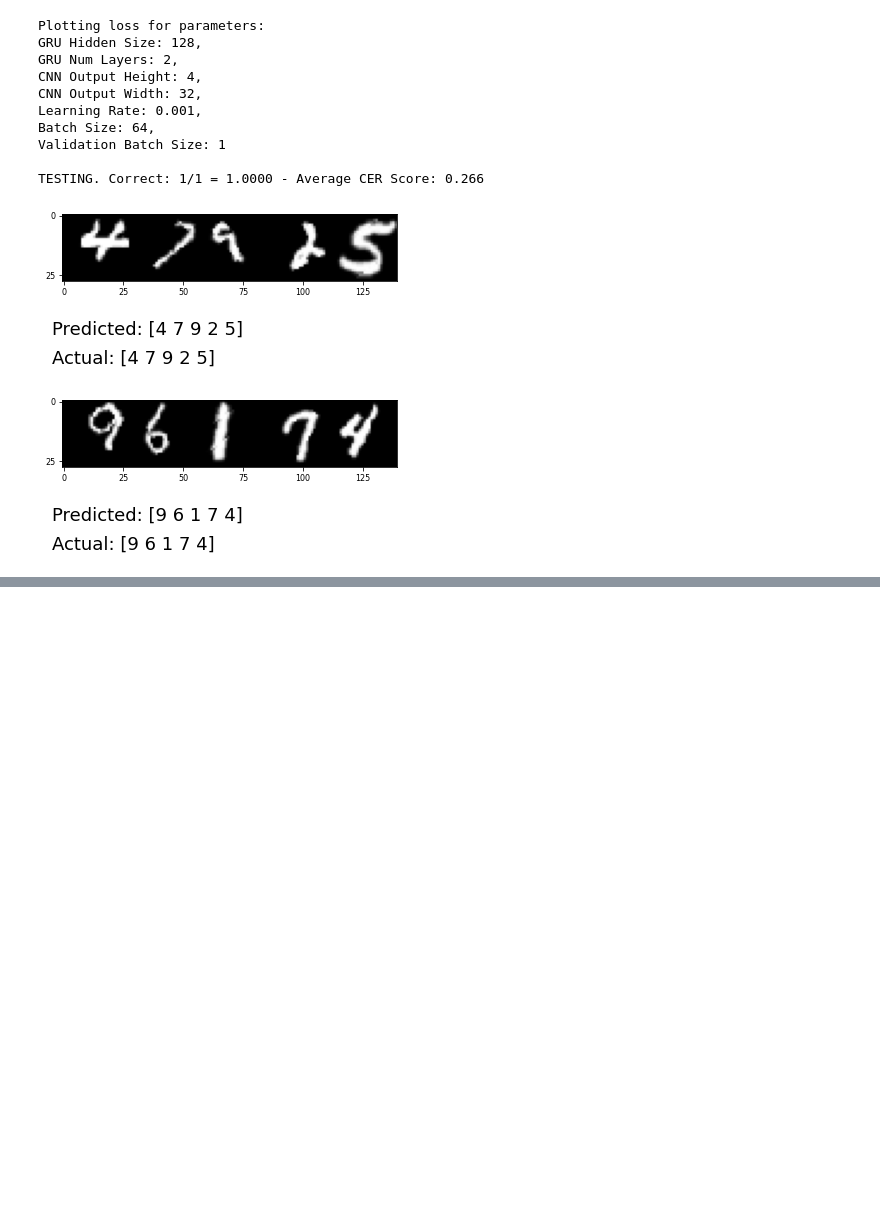
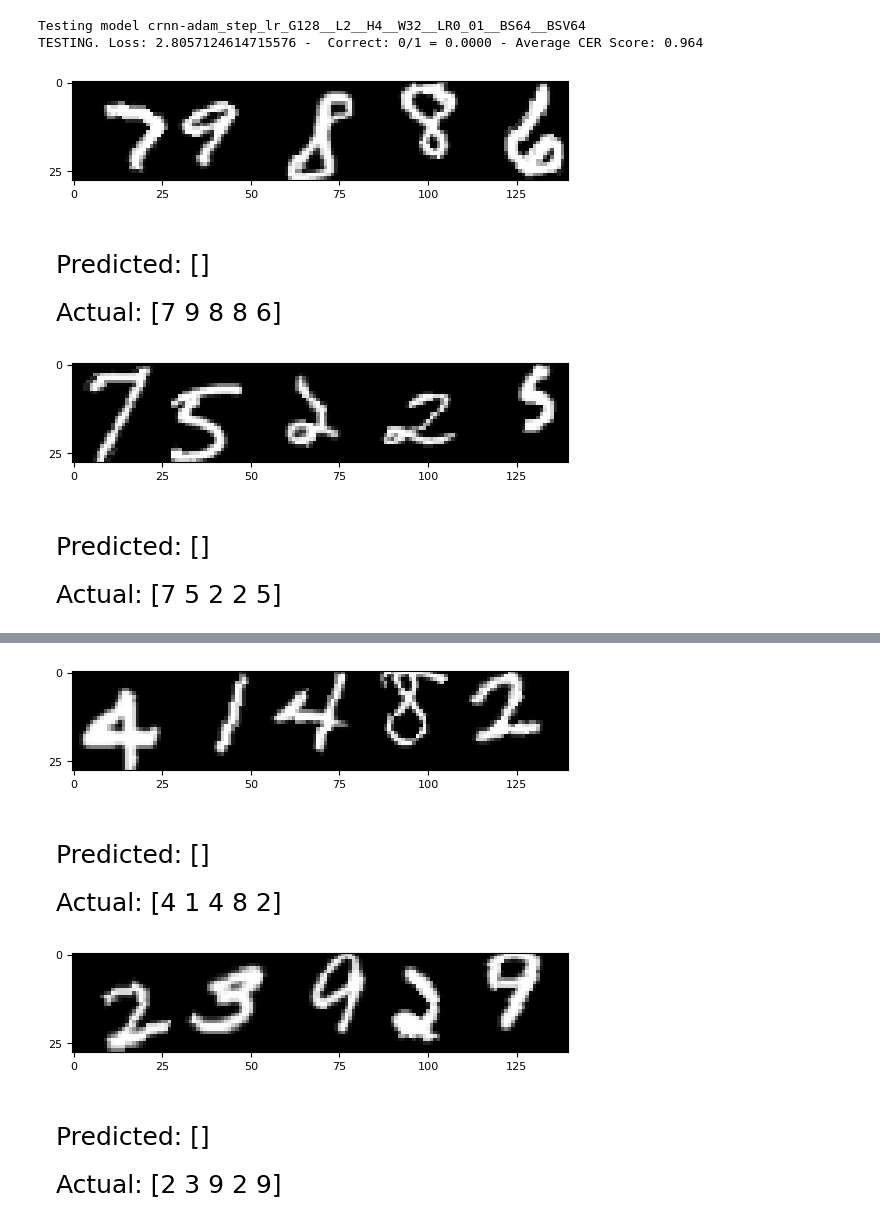
Before and after one commit to Simon-0711/neural_networks_seminar, a Jupyter notebook: benchmarking_emnist/lstm_training.ipynb, the cells around one changed output, grey strips where cells are left out. Cells and saved outputs as stored; diff of their text form; code cells hidden in the pictures; blank space fills up the shorter version.

Commit message:
Generate top 5 model plots

```diff
--- a/benchmarking_emnist/lstm_training.ipynb
+++ b/benchmarking_emnist/lstm_training.ipynb
@@ -21,4 +18,7 @@ from torch.optim.lr_scheduler import StepLR, MultiStepLR, ExponentialLR, CosineA
 # Generate all possible combinations of hyperparameters
 param_combinations = list(itertools.product(*model_specific_hyperparameters.values()))
 print(f"Number of Hyperparameter combinations: {len(param_combinations)}")
+
+# TODO Remove in final notebook
+param_combinations = param_combinations[:3]
 # %% [output]
@@ -294,0 +320,25 @@ FileNotFoundError: [Errno 2] No such file or directory: 'models/crnn/crnn-adam_s
+# %%
+#TODO Plot training and val for each model
+
+model_ids = []
+model_training_losses = []
+model_val_losses = []
+
+for model_name, trainer in trainers.items():
+    if model_name in model_names_top_5:
+        model_id = numerical_top_models[model_name]["id"]
+        model_ids.append(model_id)
+        model_training_losses.append(trainer.metrics["train_loss"])
+        model_val_losses.append(trainer.metrics["val_loss"])
+
+# Get model paths
+main_model_name = model_name.split('-', 1)[0]
+base_path = f'models/{main_model_name}/'
+
+# Plot the trained model
+plot_multiple_losses(
+    model_names=model_ids,
+    train_losses_list=model_training_losses,
+    val_losses_list=model_val_losses,
+    figure_evaluation_dir=base_path
+)
@@ -295,43 +348,21 @@ FileNotFoundError: [Errno 2] No such file or directory: 'models/crnn/crnn-adam_s
 # %%
 for param_combination in param_combinations:
 
     gru_hidden_size = param_combination[0]
     gru_num_layers = param_combination[1]
     cnn_output_height = param_combination[2]
     cnn_output_width = param_combination[3]
     learning_rate = param_combination[4]
     batch_size = param_combination[5]
     batch_size_val = param_combination[6]
 
-    print(f"Plotting loss for parameters: \n"
-          f"GRU Hidden Size: {gru_hidden_size}, \n"
-          f"GRU Num Layers: {gru_num_layers}, \n"
-          f"CNN Output Height: {cnn_output_height}, \n"
-          f"CNN Output Width: {cnn_output_width}, \n"
-          f"Learning Rate: {learning_rate}, \n"
-          f"Batch Size: {batch_size}, \n"
-          f"Validation Batch Size: {batch_size_val} \n")
-
     for model_name, trainer in trainers.items():
-        # Load model
-        abbreviation = f"G{gru_hidden_size}__L{gru_num_layers}__H{cnn_output_height}__W{cnn_output_width}__LR{learning_rate}__BS{batch_size}__BSV{batch_size_val}"
-        abbreviation = abbreviation.replace(".", "_")
-        main_model_name = model_name.split('-', 1)[0]
-        base_path = f'models/{main_model_name}/{model_name}/{model_name}_{abbreviation}/'
-        model_path = base_path + "model.pth"
+        print(f"Testing model {model_name}")
 
         # Plot the trained model
         trainer.test(plot_n=2)
 # %% [output]
-Plotting loss for parameters:
-GRU Hidden Size: 128,
-GRU Num Layers: 2,
-CNN Output Height: 4,
-CNN Output Width: 32,
-Learning Rate: 0.001,
-Batch Size: 64,
-Validation Batch Size: 1
-
-TESTING. Correct: 1/1 = 1.0000 - Average CER Score: 0.266
+Testing model crnn-adam_step_lr_G128__L2__H4__W32__LR0_01__BS64__BSV64
+TESTING. Loss: 2.8057124614715576 -  Correct: 0/1 = 0.0000 - Average CER Score: 0.964
-[figure, old version]
+[figure, new version]
-[figure, old version]
+[figure, new version]
@@ -337,0 +371,2 @@ TESTING. Correct: 1/1 = 1.0000 - Average CER Score: 0.266
+[figure, added]
+[figure, added]
```
Also changed, not shown: parts of 15 cells of this notebook, 31 other files.
